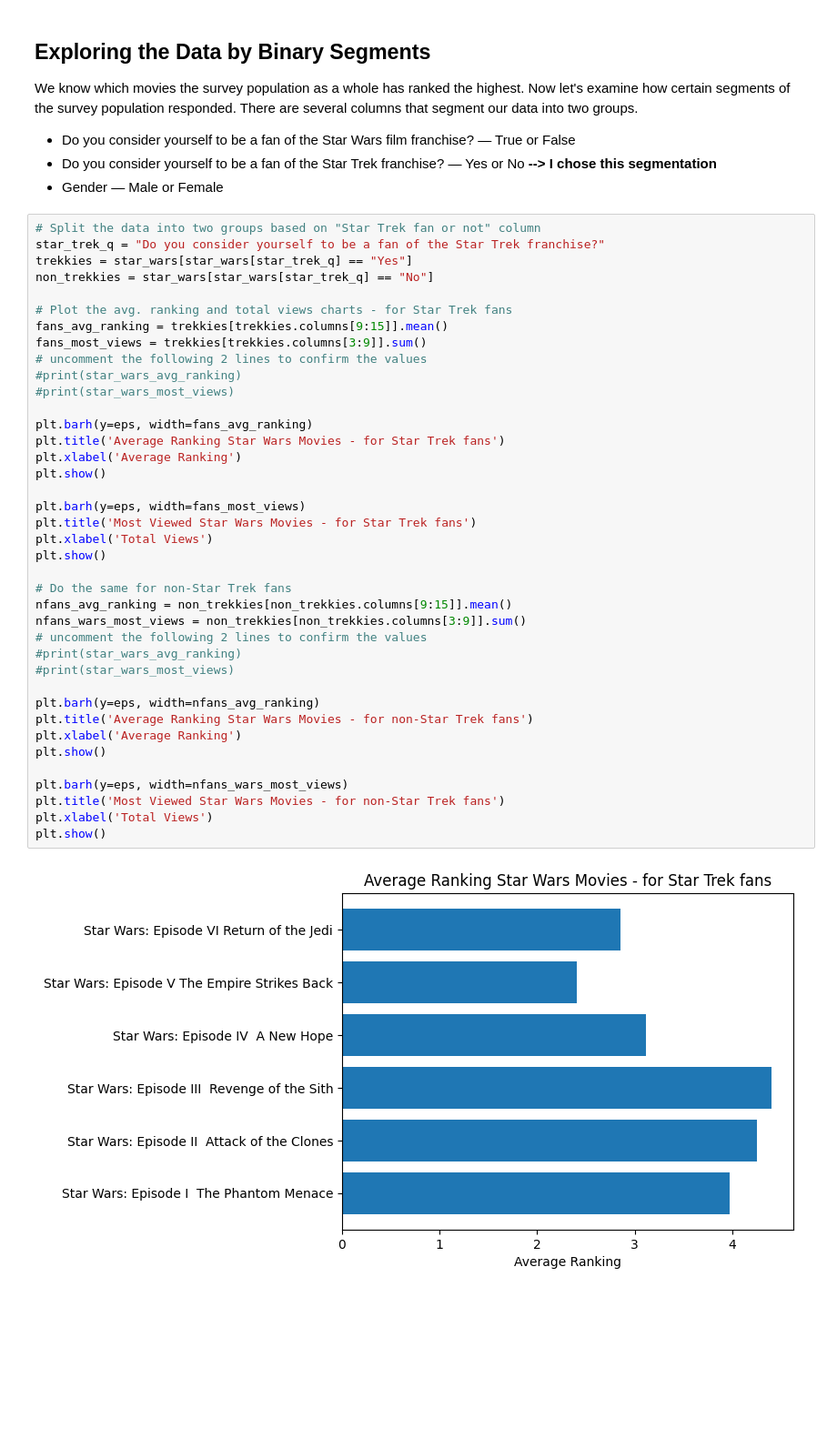
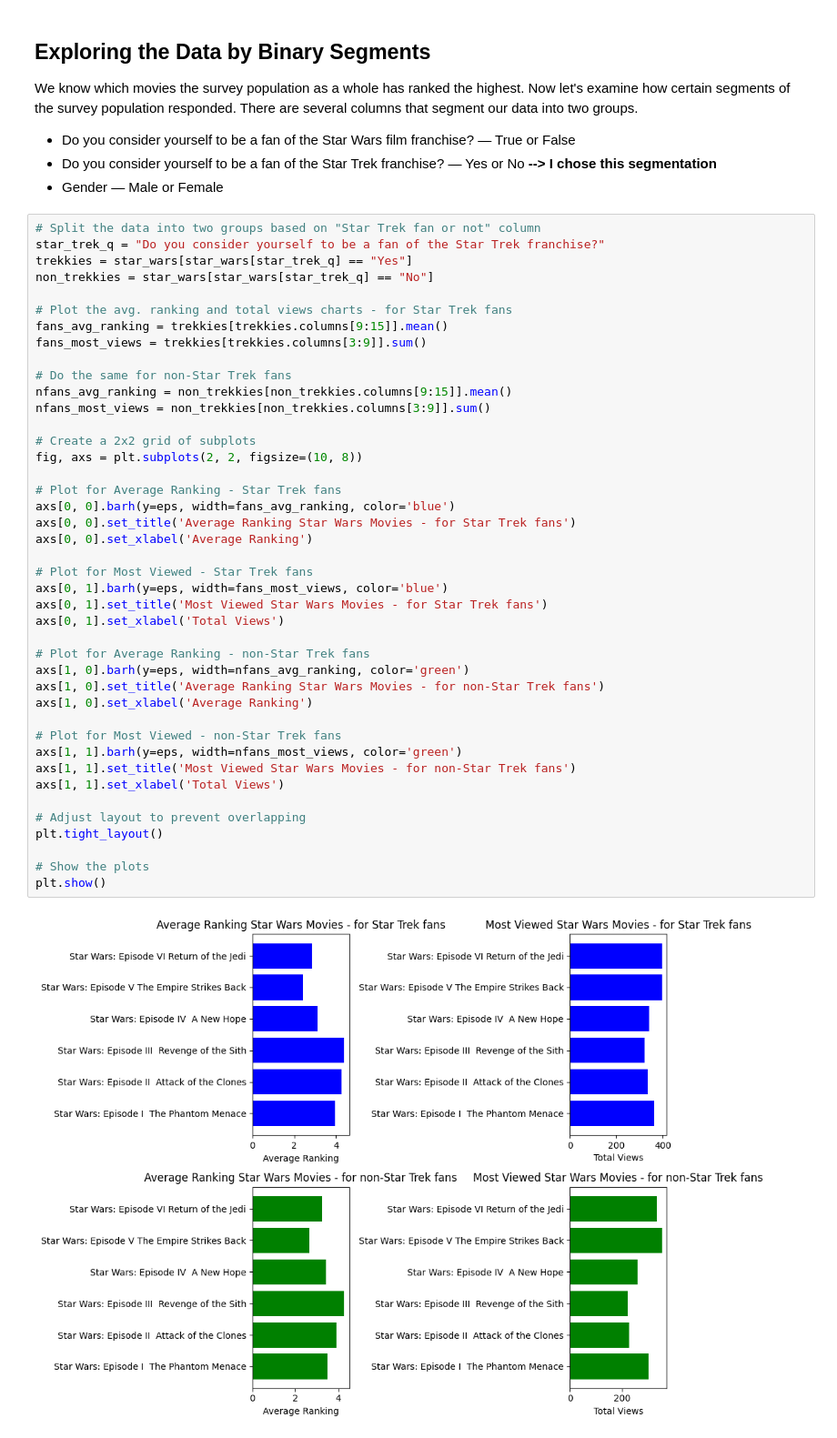
Before and after one commit to skillspark/learn-data-analysis, a Jupyter notebook: StarWars.ipynb, the cells around one changed output. Shown at 91% size. Drawn from its saved outputs; the diff is of its cells as text; blank space fills up the shorter version.

Commit message:
added conclusion and grouped charts

```diff
--- a/StarWars.ipynb
+++ b/StarWars.ipynb
@@ -235,41 +239,44 @@ There are several columns that segment our data into two groups.
 # %%
 # Split the data into two groups based on "Star Trek fan or not" column
 star_trek_q = "Do you consider yourself to be a fan of the Star Trek franchise?"
 trekkies = star_wars[star_wars[star_trek_q] == "Yes"]
 non_trekkies = star_wars[star_wars[star_trek_q] == "No"]
 
 # Plot the avg. ranking and total views charts - for Star Trek fans
 fans_avg_ranking = trekkies[trekkies.columns[9:15]].mean()
 fans_most_views = trekkies[trekkies.columns[3:9]].sum()
-# uncomment the following 2 lines to confirm the values
-#print(star_wars_avg_ranking)
-#print(star_wars_most_views)
-
-plt.barh(y=eps, width=fans_avg_ranking)
-plt.title('Average Ranking Star Wars Movies - for Star Trek fans')
-plt.xlabel('Average Ranking')
-plt.show()
-
-plt.barh(y=eps, width=fans_most_views)
-plt.title('Most Viewed Star Wars Movies - for Star Trek fans')
-plt.xlabel('Total Views')
-plt.show()
 
 # Do the same for non-Star Trek fans
 nfans_avg_ranking = non_trekkies[non_trekkies.columns[9:15]].mean()
-nfans_wars_most_views = non_trekkies[non_trekkies.columns[3:9]].sum()
-# uncomment the following 2 lines to confirm the values
-#print(star_wars_avg_ranking)
-#print(star_wars_most_views)
+nfans_most_views = non_trekkies[non_trekkies.columns[3:9]].sum()
 
-plt.barh(y=eps, width=nfans_avg_ranking)
-plt.title('Average Ranking Star Wars Movies - for non-Star Trek fans')
-plt.xlabel('Average Ranking')
+# Create a 2x2 grid of subplots
+fig, axs = plt.subplots(2, 2, figsize=(10, 8))
+
+# Plot for Average Ranking - Star Trek fans
+axs[0, 0].barh(y=eps, width=fans_avg_ranking, color='blue')
+axs[0, 0].set_title('Average Ranking Star Wars Movies - for Star Trek fans')
+axs[0, 0].set_xlabel('Average Ranking')
+
+# Plot for Most Viewed - Star Trek fans
+axs[0, 1].barh(y=eps, width=fans_most_views, color='blue')
+axs[0, 1].set_title('Most Viewed Star Wars Movies - for Star Trek fans')
+axs[0, 1].set_xlabel('Total Views')
+
+# Plot for Average Ranking - non-Star Trek fans
+axs[1, 0].barh(y=eps, width=nfans_avg_ranking, color='green')
+axs[1, 0].set_title('Average Ranking Star Wars Movies - for non-Star Trek fans')
+axs[1, 0].set_xlabel('Average Ranking')
+
+# Plot for Most Viewed - non-Star Trek fans
+axs[1, 1].barh(y=eps, width=nfans_most_views, color='green')
+axs[1, 1].set_title('Most Viewed Star Wars Movies - for non-Star Trek fans')
+axs[1, 1].set_xlabel('Total Views')
+
+# Adjust layout to prevent overlapping
+plt.tight_layout()
+
+# Show the plots
 plt.show()
-
-plt.barh(y=eps, width=nfans_wars_most_views)
-plt.title('Most Viewed Star Wars Movies - for non-Star Trek fans')
-plt.xlabel('Total Views')
-plt.show()
 # %% [output]
-[figure, old version]
+[figure, new version]
```
Also changed, not shown: parts of 9 cells of this notebook.
